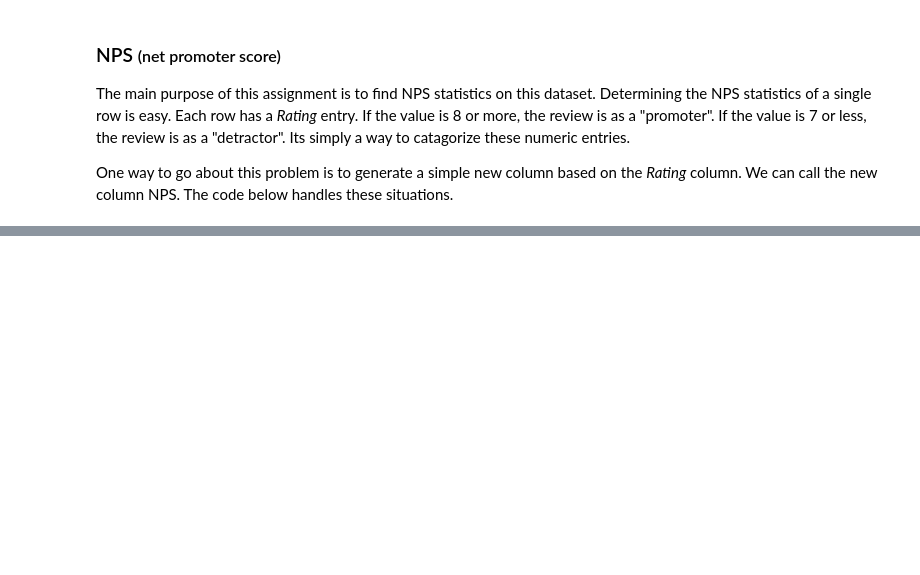
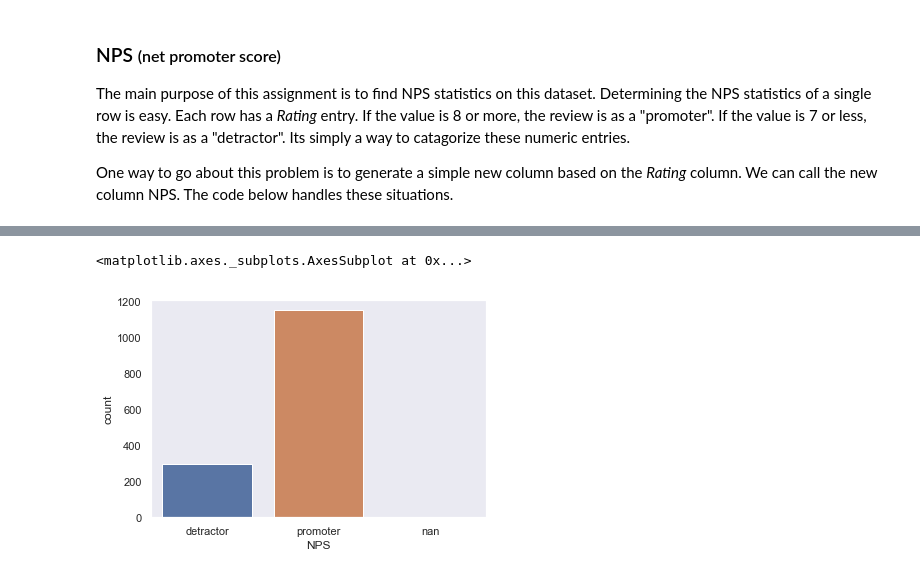
Before and after one commit to noltron000-coursework/ds-1-1-nps-project, a Jupyter notebook: project.ipynb, the cells around one changed output, grey strips where cells are left out. Saved outputs shown, nothing was run; the diff lists cells and outputs as text; code cells hidden in the pictures; blank space fills up the shorter version.

```diff
--- a/project.ipynb
+++ b/project.ipynb
@@ -142 +170,7 @@ nps_group.head()
+# %%
+# we can see plainly the number of promoters vs detractors.
+seaborn.countplot(x="NPS", data=data)
+# %% [output]
+<matplotlib.axes._subplots.AxesSubplot at 0x...>
+[figure, added]
 # %%
```
Also changed, not shown: parts of 17 cells of this notebook, 1 other file.
